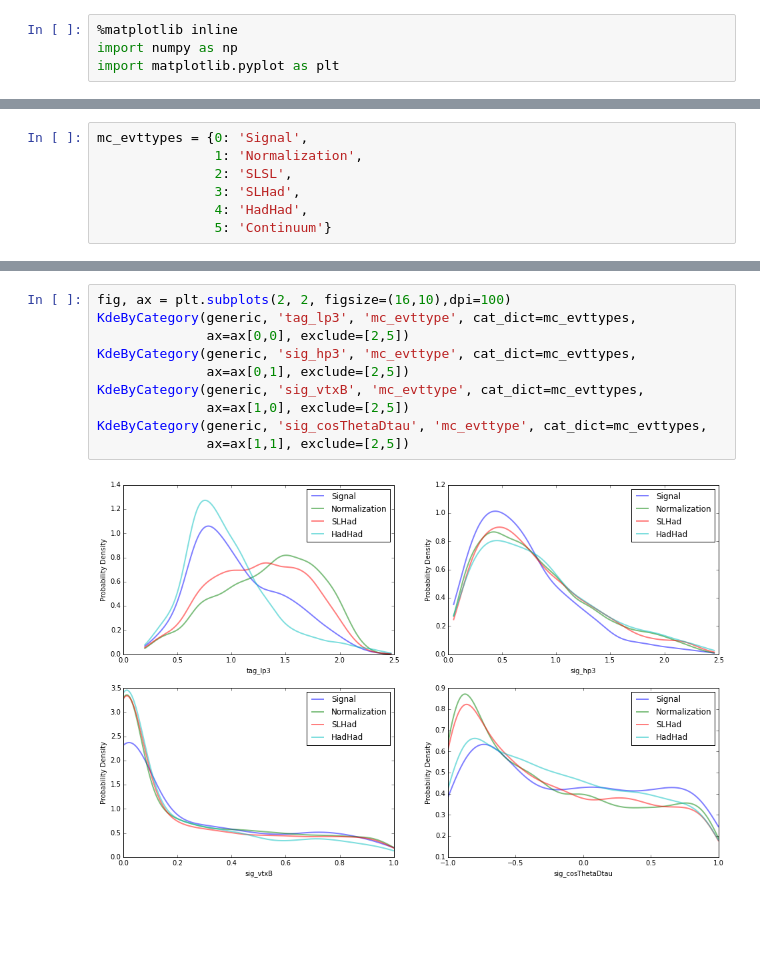
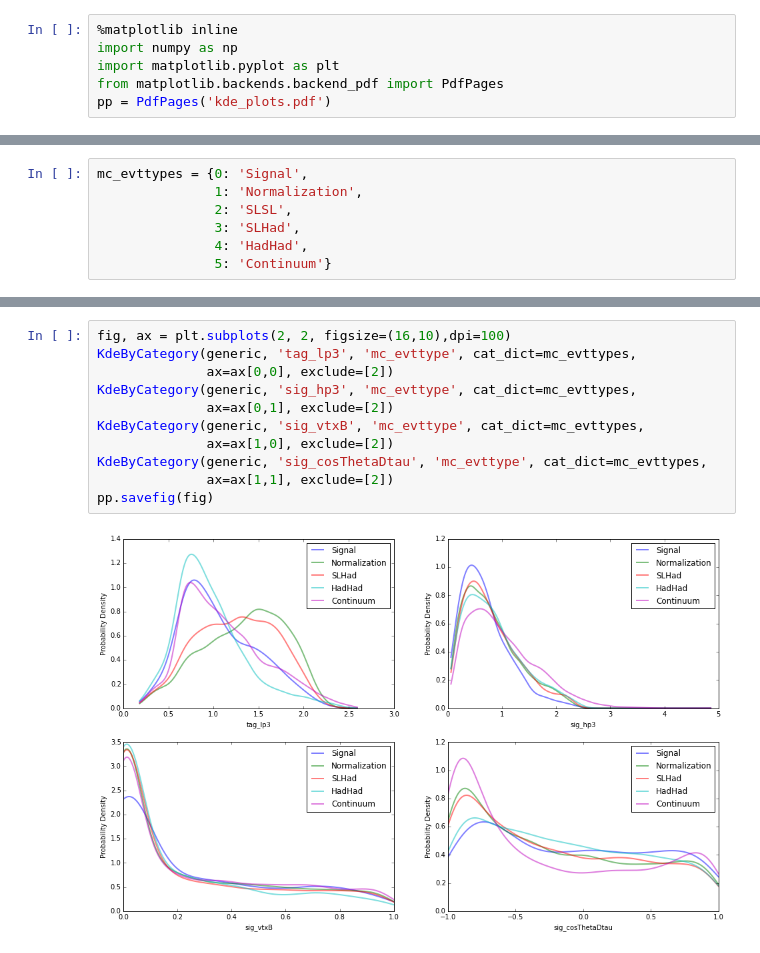
Before and after one commit to dchao34/bdtaunu, a Jupyter notebook: analysis/kde.ipynb, the cells around one changed output, grey strips where cells are left out. Saved outputs shown, nothing was run; the diff lists cells and outputs as text; blank space fills up the shorter version.

```diff
--- a/analysis/kde.ipynb
+++ b/analysis/kde.ipynb
@@ -2,6 +2,8 @@
 %matplotlib inline
 import numpy as np
 import matplotlib.pyplot as plt
+from matplotlib.backends.backend_pdf import PdfPages
+pp = PdfPages('kde_plots.pdf')
 # %%
 generic = np.genfromtxt('events.generic.dat', dtype=float, delimiter='|', names=True)
 generic['event_weight'] = generic['event_weight']*100
@@ -57,15 +62,16 @@ KdeByCategory(generic, 'sig_cosBY', 'mc_evttype', cat_dict=mc_evttypes,
 # %%
 fig, ax = plt.subplots(2, 2, figsize=(16,10),dpi=100)
 KdeByCategory(generic, 'tag_lp3', 'mc_evttype', cat_dict=mc_evttypes,
-              ax=ax[0,0], exclude=[2,5])
+              ax=ax[0,0], exclude=[2])
 KdeByCategory(generic, 'sig_hp3', 'mc_evttype', cat_dict=mc_evttypes,
-              ax=ax[0,1], exclude=[2,5])
+              ax=ax[0,1], exclude=[2])
 KdeByCategory(generic, 'sig_vtxB', 'mc_evttype', cat_dict=mc_evttypes,
-              ax=ax[1,0], exclude=[2,5])
+              ax=ax[1,0], exclude=[2])
 KdeByCategory(generic, 'sig_cosThetaDtau', 'mc_evttype', cat_dict=mc_evttypes,
-              ax=ax[1,1], exclude=[2,5])
+              ax=ax[1,1], exclude=[2])
+pp.savefig(fig)
 # %% [output]
-[figure, old version]
+[figure, new version]
 # %%
 fig, ax = plt.subplots(1, 2, figsize=(16,5),dpi=100)
 KdeByCategory(generic, 'R2', 'mc_evttype', cat_dict=mc_evttypes,
```
Also changed, not shown: parts of 5 cells of this notebook, 1 other file.
